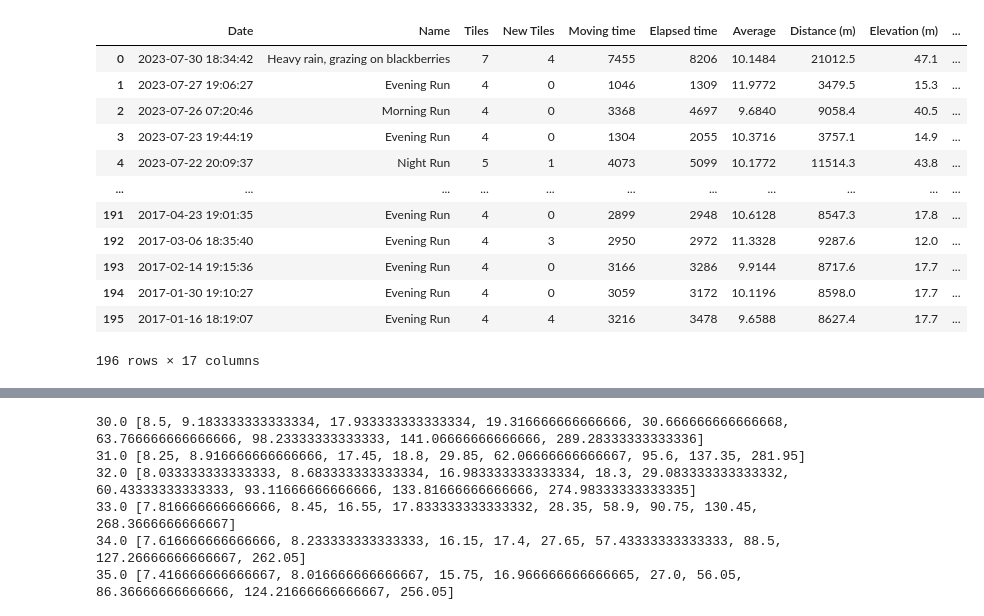
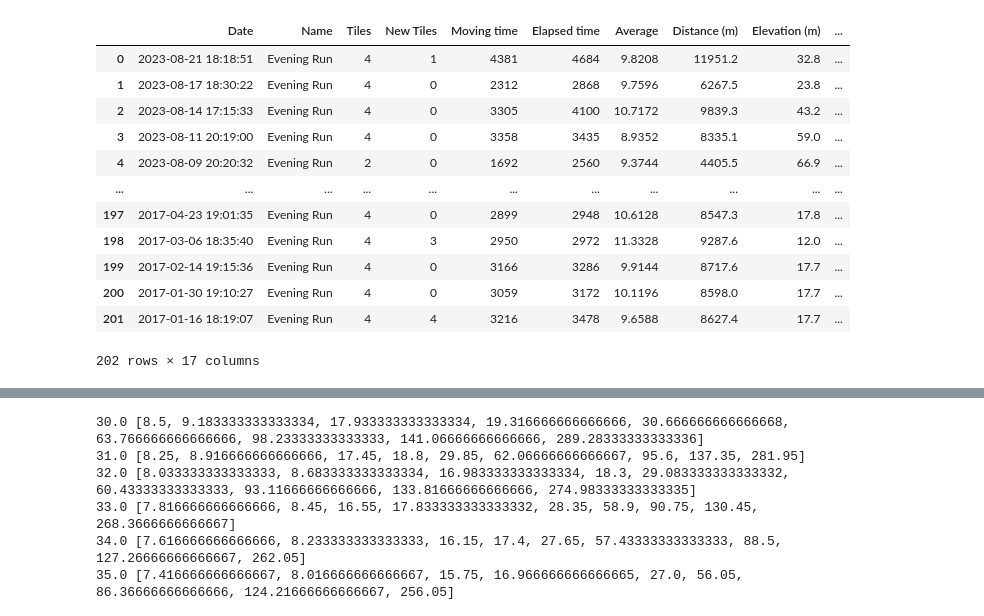
Before and after one commit to TomHodson/tomhodson.github.com, a Jupyter notebook: assets/blog/running/running.ipynb, the cells around one changed output, grey strips where cells are left out. Saved outputs shown, nothing was run; the diff lists cells and outputs as text; code cells hidden in the pictures.

```diff
--- a/assets/blog/running/running.ipynb
+++ b/assets/blog/running/running.ipynb
@@ -8,21 +1,23 @@ Successfully installed tabulate-0.9.0
 # %%
+# Get runs from
+
 import pandas as pd
-runs = pd.read_csv("runs.csv", parse_dates = ["Date"])
+runs = pd.read_excel("runs.xlsx", parse_dates = ["Date"])
 runs
 # %% [output]
 |  | Date | Name | Tiles | New Tiles | Moving time | Elapsed time | Average | Distance (m) | Elevation (m) | ... |
-| 0 | 2023-07-30 18:34:42 | Heavy rain, grazing on blackberries | 7 | 4 | 7455 | 8206 | 10.1484 | 21012.5 | 47.1 | ... |
-| 1 | 2023-07-27 19:06:27 | Evening Run | 4 | 0 | 1046 | 1309 | 11.9772 | 3479.5 | 15.3 | ... |
-| 2 | 2023-07-26 07:20:46 | Morning Run | 4 | 0 | 3368 | 4697 | 9.6840 | 9058.4 | 40.5 | ... |
-| 3 | 2023-07-23 19:44:19 | Evening Run | 4 | 0 | 1304 | 2055 | 10.3716 | 3757.1 | 14.9 | ... |
-| 4 | 2023-07-22 20:09:37 | Night Run | 5 | 1 | 4073 | 5099 | 10.1772 | 11514.3 | 43.8 | ... |
+| 0 | 2023-08-21 18:18:51 | Evening Run | 4 | 1 | 4381 | 4684 | 9.8208 | 11951.2 | 32.8 | ... |
+| 1 | 2023-08-17 18:30:22 | Evening Run | 4 | 0 | 2312 | 2868 | 9.7596 | 6267.5 | 23.8 | ... |
+| 2 | 2023-08-14 17:15:33 | Evening Run | 4 | 0 | 3305 | 4100 | 10.7172 | 9839.3 | 43.2 | ... |
+| 3 | 2023-08-11 20:19:00 | Evening Run | 4 | 0 | 3358 | 3435 | 8.9352 | 8335.1 | 59.0 | ... |
+| 4 | 2023-08-09 20:20:32 | Evening Run | 2 | 0 | 1692 | 2560 | 9.3744 | 4405.5 | 66.9 | ... |
 | ... | ... | ... | ... | ... | ... | ... | ... | ... | ... | ... |
-| 191 | 2017-04-23 19:01:35 | Evening Run | 4 | 0 | 2899 | 2948 | 10.6128 | 8547.3 | 17.8 | ... |
-| 192 | 2017-03-06 18:35:40 | Evening Run | 4 | 3 | 2950 | 2972 | 11.3328 | 9287.6 | 12.0 | ... |
-| 193 | 2017-02-14 19:15:36 | Evening Run | 4 | 0 | 3166 | 3286 | 9.9144 | 8717.6 | 17.7 | ... |
-| 194 | 2017-01-30 19:10:27 | Evening Run | 4 | 0 | 3059 | 3172 | 10.1196 | 8598.0 | 17.7 | ... |
-| 195 | 2017-01-16 18:19:07 | Evening Run | 4 | 4 | 3216 | 3478 | 9.6588 | 8627.4 | 17.7 | ... |
+| 197 | 2017-04-23 19:01:35 | Evening Run | 4 | 0 | 2899 | 2948 | 10.6128 | 8547.3 | 17.8 | ... |
+| 198 | 2017-03-06 18:35:40 | Evening Run | 4 | 3 | 2950 | 2972 | 11.3328 | 9287.6 | 12.0 | ... |
+| 199 | 2017-02-14 19:15:36 | Evening Run | 4 | 0 | 3166 | 3286 | 9.9144 | 8717.6 | 17.7 | ... |
+| 200 | 2017-01-30 19:10:27 | Evening Run | 4 | 0 | 3059 | 3172 | 10.1196 | 8598.0 | 17.7 | ... |
+| 201 | 2017-01-16 18:19:07 | Evening Run | 4 | 4 | 3216 | 3478 | 9.6588 | 8627.4 | 17.7 | ... |
-196 rows × 17 columns
+202 rows × 17 columns
 # %%
 from matplotlib import pyplot as plt
 import numpy as np
```
Also changed, not shown: parts of 12 cells of this notebook, 5 other files.
